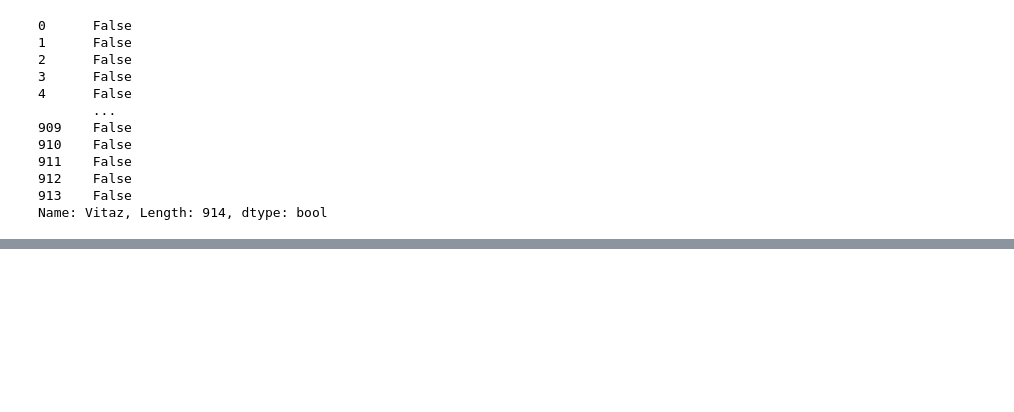
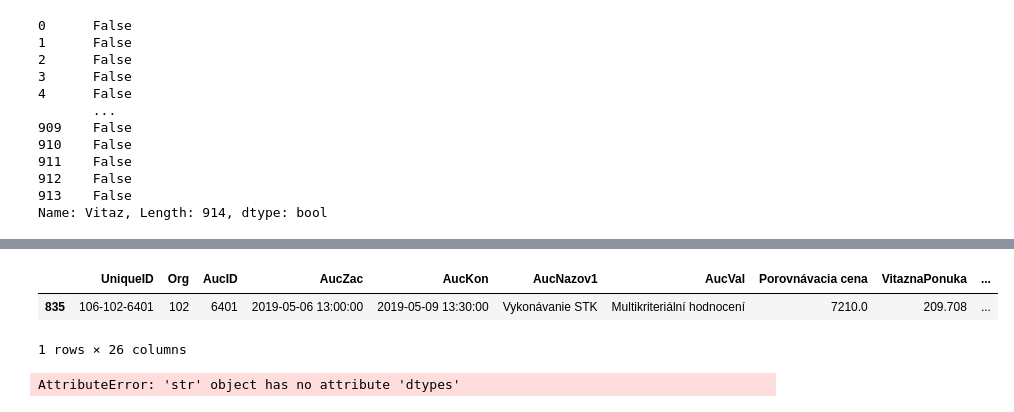
Before and after one commit to Sebion/ElektronickeObchodovanie, a Jupyter notebook: noveupravystaresapokazili.ipynb, the cells around one changed output, grey strips where cells are left out. Saved outputs shown, nothing was run; the diff lists cells and outputs as text; code cells hidden in the pictures; blank space fills up the shorter version.

```diff
--- a/noveupravystaresapokazili.ipynb
+++ b/noveupravystaresapokazili.ipynb
@@ -98,0 +199,8 @@ Name: Vitaz, Length: 914, dtype: bool
+# %%
+import pandas as pd
+
+# Read the CSV file
+hlavna = pd.read_csv('uzlenzbytkypozberane.csv')
+
+# Display the DataFrame
+hlavna
@@ -98,0 +221,14 @@ Name: Vitaz, Length: 914, dtype: bool
+# %%
+selected_rows2 = hlavna[hlavna['Vitaz'] == '10309']
+
+# Display the selected rows
+
+selected_rows2
+# %% [output]
+|  | UniqueID | Org | AucID | AucZac | AucKon | AucNazov1 | AucVal | Porovnávacia cena | VitaznaPonuka | ... |
+| 835 | 106-102-6401 | 102 | 6401 | 2019-05-06 13:00:00 | 2019-05-09 13:30:00 | Vykonávanie STK | Multikriteriální hodnocení | 7210.0 | 209.708 | ... |
+1 rows × 26 columns
+# %%
+hlavna["Vitaz"][0]
+# %% [output]
+AttributeError: 'str' object has no attribute 'dtypes'
```
Also changed, not shown: parts of 15 cells of this notebook, 3 other files.
